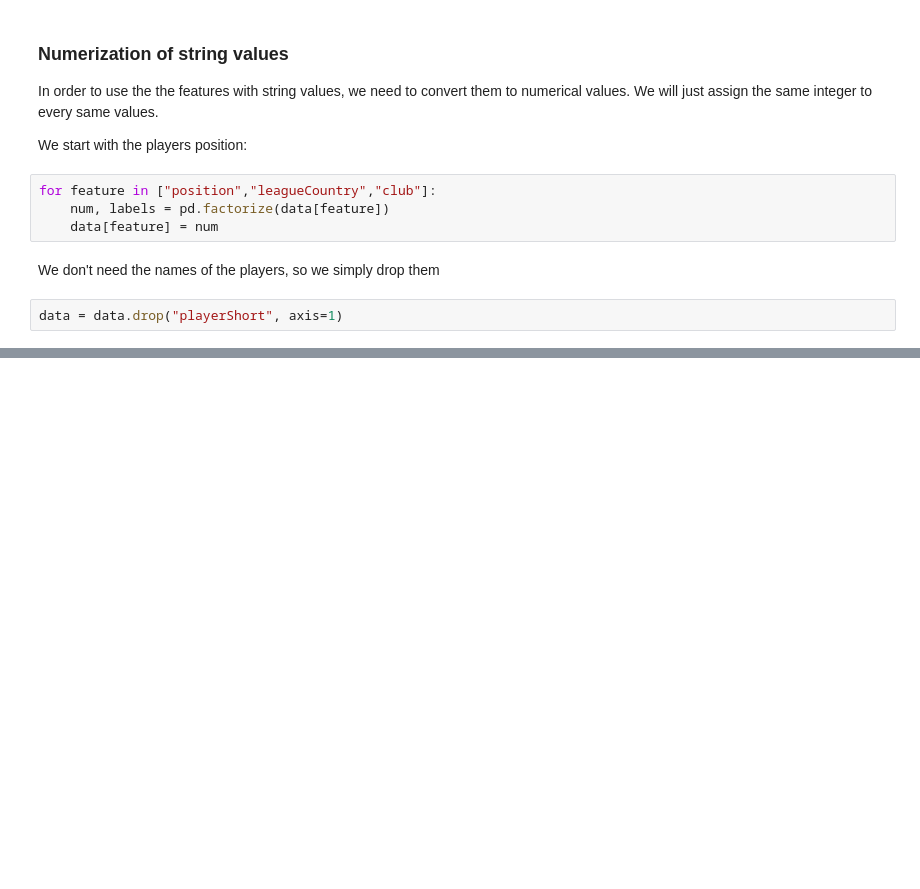
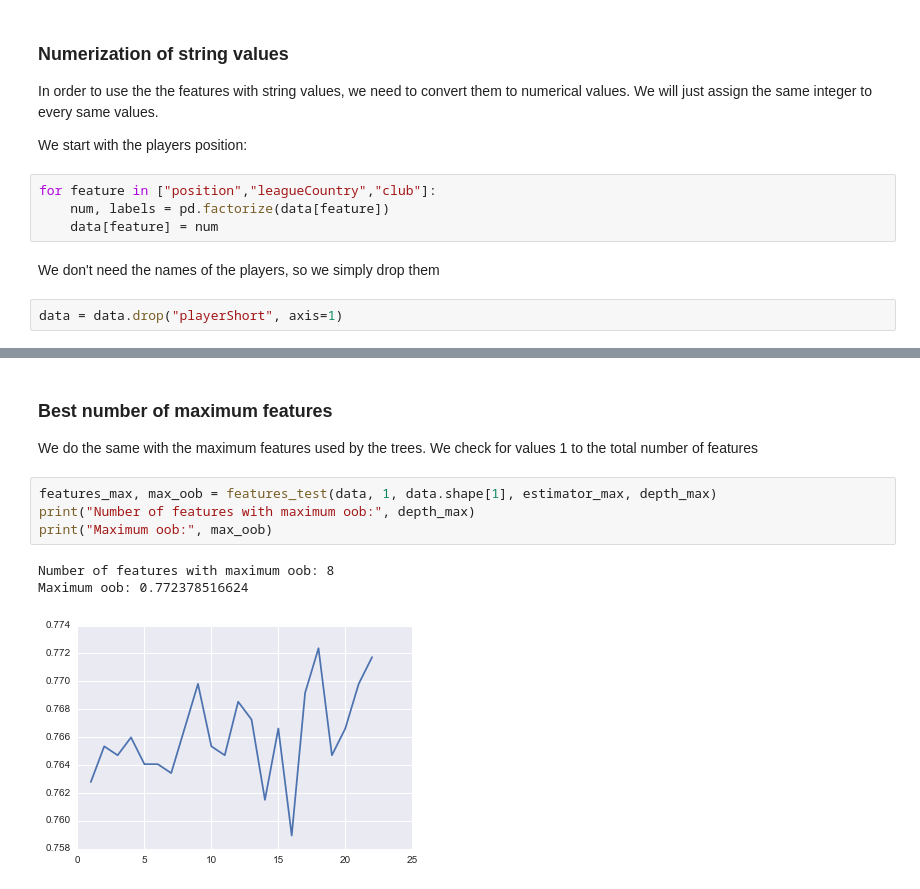
Before and after one commit to nathanquinteiro/ADA-Homework, a Jupyter notebook: 04 - Applied ML/Exercise1.ipynb, the cells around one changed output, grey strips where cells are left out. Cells and saved outputs as stored; diff of their text form; blank space fills up the shorter version.

```diff
--- a/04 - Applied ML/Exercise1.ipynb
+++ b/04 - Applied ML/Exercise1.ipynb
@@ -96,0 +115,12 @@ def split_data(data, labels, ratio=0.5):
+# %% [markdown]
+### Best number of maximum features
+
+We do the same with the maximum features used by the trees. We check for values 1 to the total number of features
+# %%
+features_max, max_oob = features_test(data, 1, data.shape[1], estimator_max, depth_max)
+print("Number of features with maximum oob:", depth_max)
+print("Maximum oob:", max_oob)
+# %% [output]
+Number of features with maximum oob: 8
+Maximum oob: 0.772378516624
+[figure, added]
```
Also changed, not shown: parts of 37 cells of this notebook, 3 other files.
